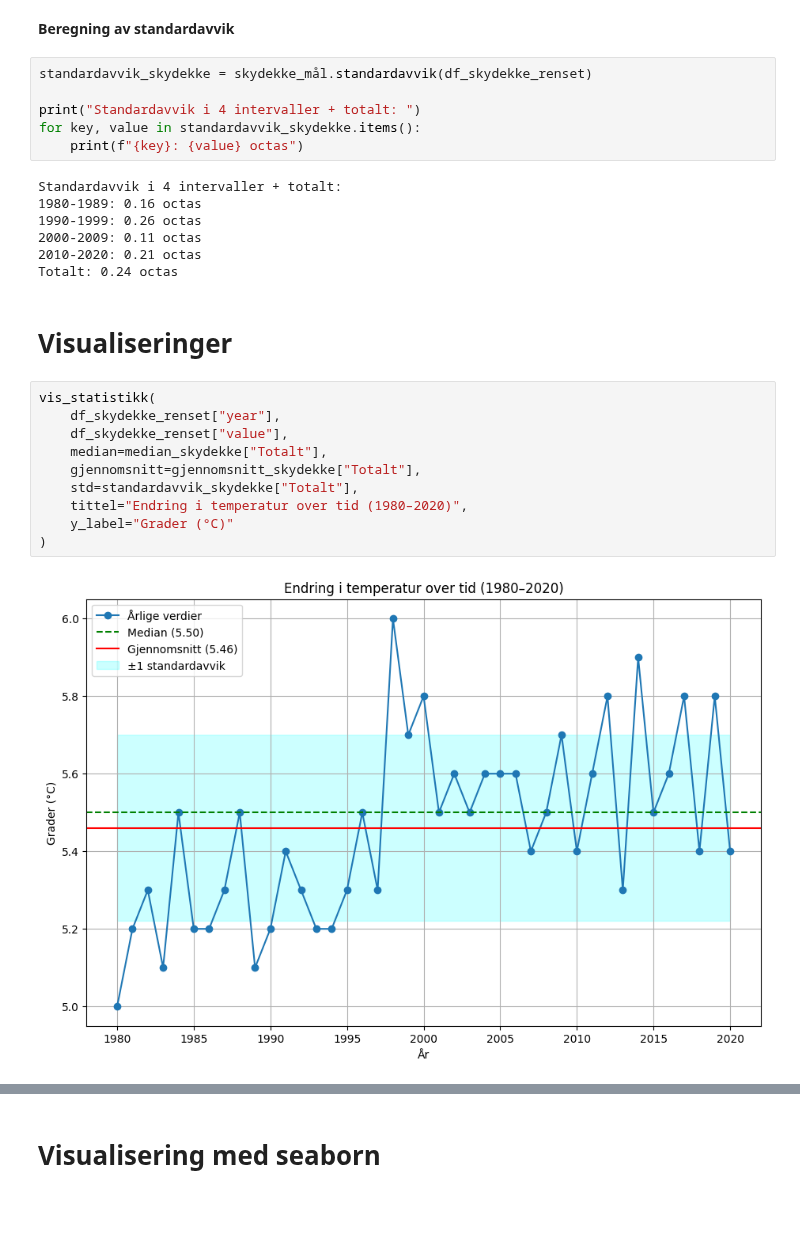
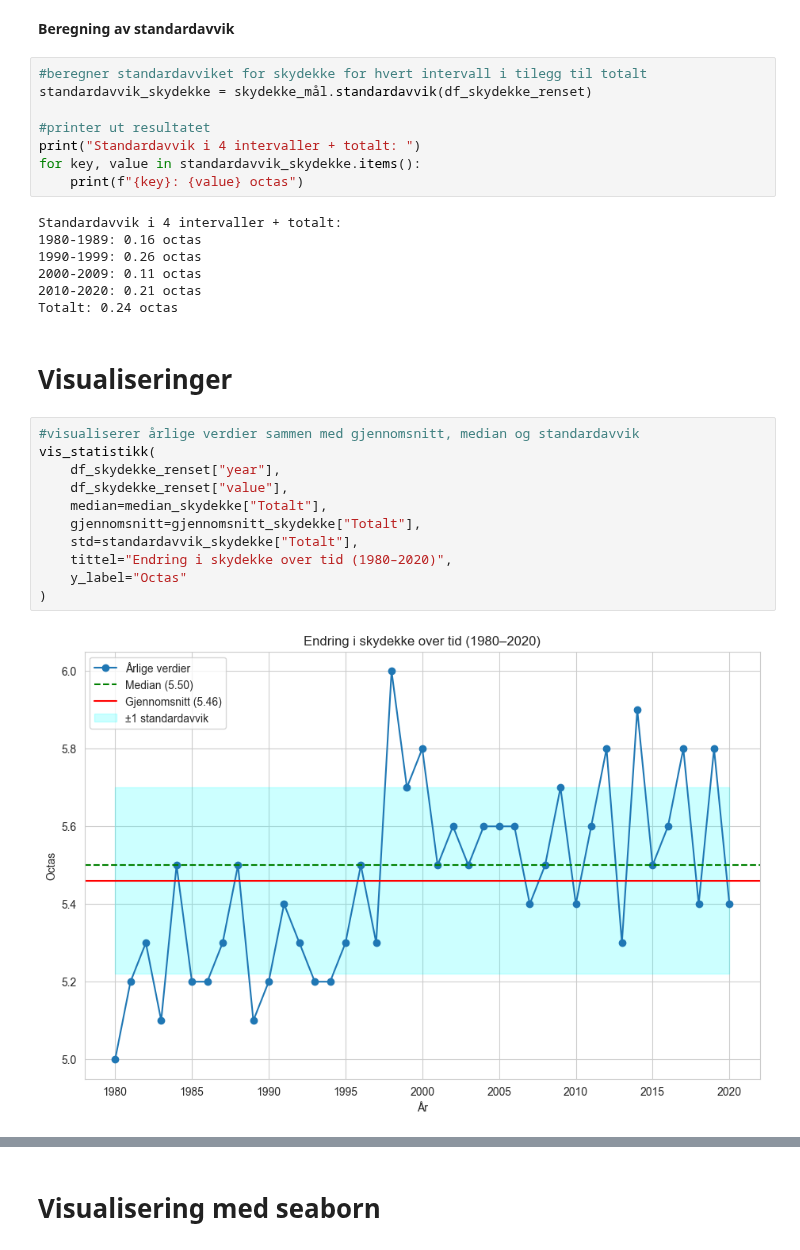
Before and after one commit to hannahnygard/TDT4114-milj.dataanalyse, a Jupyter notebook: proj_environment-main/notebooks/skydekke.ipynb, the cells around one changed output, grey strips where cells are left out. Drawn from its saved outputs; the diff is of its cells as text; blank space fills up the shorter version.

Commit message:
Skrevet kommentarer til skydekke

```diff
--- a/proj_environment-main/notebooks/skydekke.ipynb
+++ b/proj_environment-main/notebooks/skydekke.ipynb
@@ -107,8 +113,10 @@ Totalt: 5.5 octas
 # %% [markdown]
 **Beregning av standardavvik**
 # %%
+#beregner standardavviket for skydekke for hvert intervall i tilegg til totalt
 standardavvik_skydekke = skydekke_mål.standardavvik(df_skydekke_renset)
 
+#printer ut resultatet
 print("Standardavvik i 4 intervaller + totalt: ")
 for key, value in standardavvik_skydekke.items():
     print(f"{key}: {value} octas")
@@ -122,14 +130,15 @@ Totalt: 0.24 octas
 # %% [markdown]
 # Visualiseringer
 # %%
+#visualiserer årlige verdier sammen med gjennomsnitt, median og standardavvik
 vis_statistikk(
     df_skydekke_renset["year"],
     df_skydekke_renset["value"],
     median=median_skydekke["Totalt"],
     gjennomsnitt=gjennomsnitt_skydekke["Totalt"],
     std=standardavvik_skydekke["Totalt"],
-    tittel="Endring i temperatur over tid (1980–2020)",
-    y_label="Grader (°C)"
+    tittel="Endring i skydekke over tid (1980–2020)",
+    y_label="Octas"
 )
 # %% [output]
-[figure, old version]
+[figure, new version]
```
Also changed, not shown: parts of 11 cells of this notebook.
